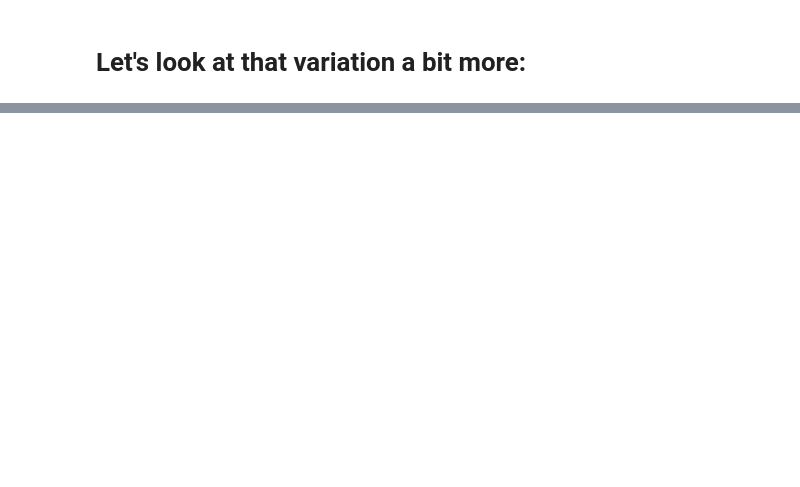
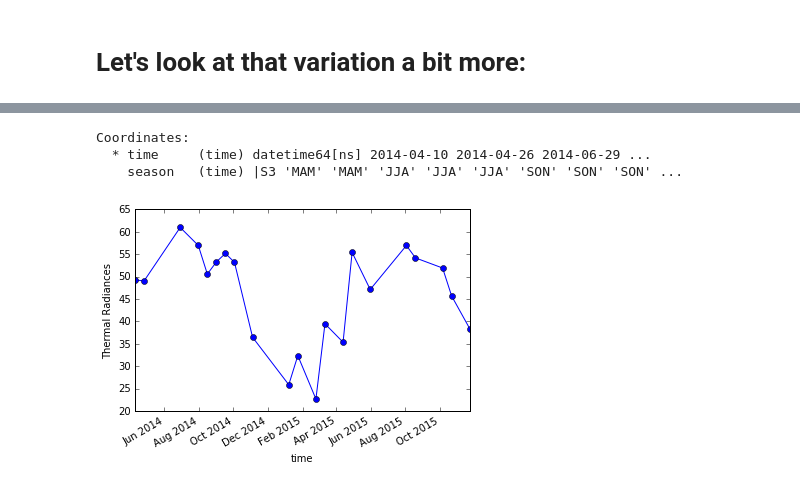
Before and after one commit to story645/EAS213, a Jupyter notebook: 2018/july18a.ipynb, the cells around one changed output, grey strips where cells are left out. Drawn from its saved outputs; the diff is of its cells as text; code cells hidden in the pictures; blank space fills up the shorter version.

```diff
--- a/2018/july18a.ipynb
+++ b/2018/july18a.ipynb
@@ -28,3 +54,14 @@ _ = seasons.plot(x='x', y='y', col='season', figsize=(6,2))
+# %%
+seasonsS = tempF.groupby('time.season').mean(['x', 'y'])
+seasonsS.coords
+# %% [output]
+Coordinates:
+  * time     (time) datetime64[ns] 2014-04-10 2014-04-26 2014-06-29 ...
+    season   (time) |S3 'MAM' 'MAM' 'JJA' 'JJA' 'JJA' 'SON' 'SON' 'SON' ...
+# %%
+_ = seasonsS.plot(marker='o')
+# %% [output]
+[figure, added]
 # %%
 tempFdf = tempF.to_dataframe()['Thermal Radiances'].to_frame().reset_index()
 tempFdf.head()
```
Also changed, not shown: parts of 10 cells of this notebook, 2 other files.
